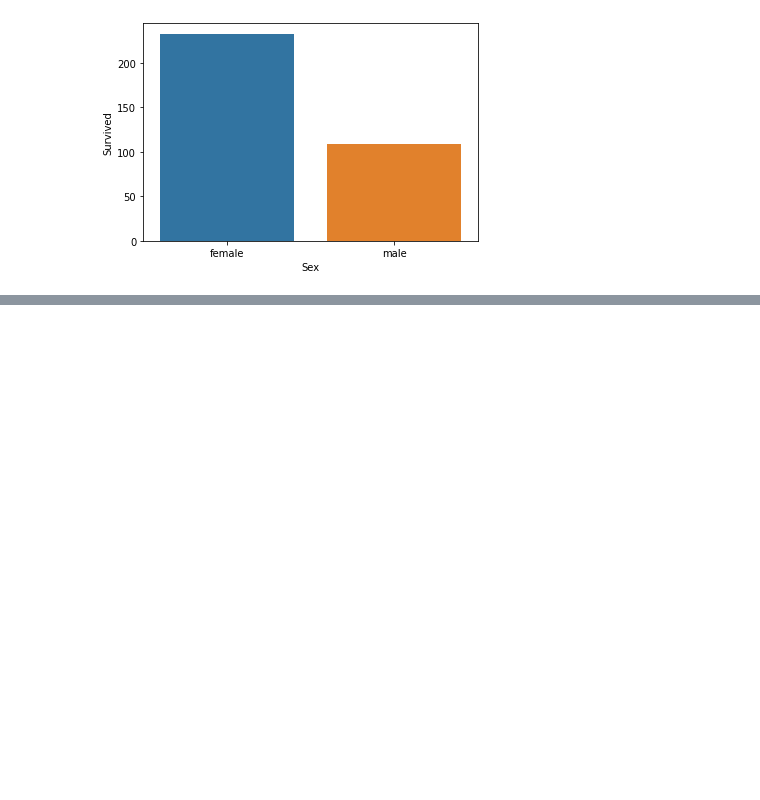
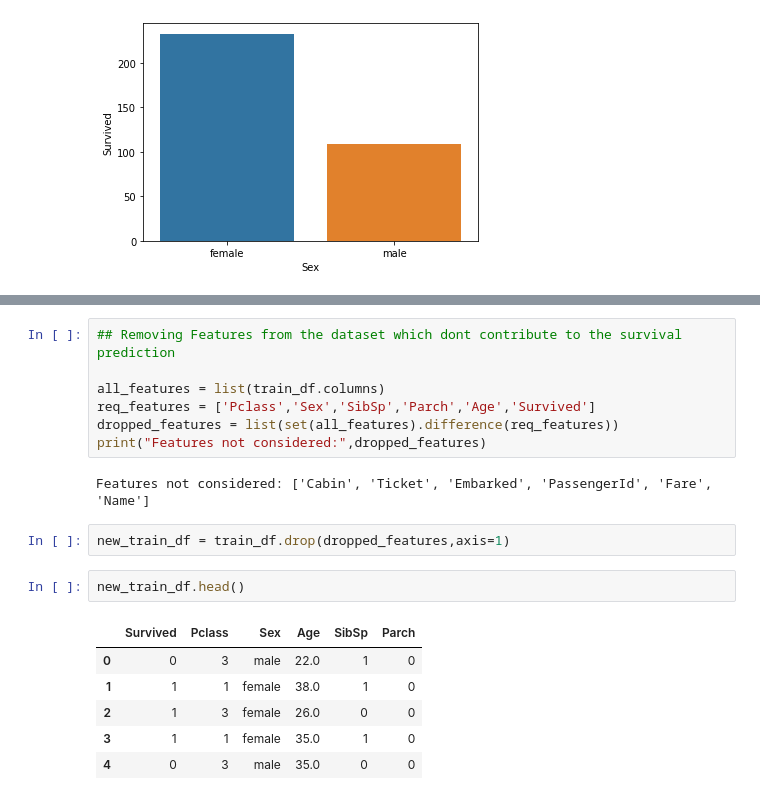
Before and after one commit to abhiraman/ML_Algos, a Jupyter notebook: Logistic_Regression.ipynb, the cells around one changed output, grey strips where cells are left out. Drawn from its saved outputs; the diff is of its cells as text; blank space fills up the shorter version.

```diff
--- a/Logistic_Regression.ipynb
+++ b/Logistic_Regression.ipynb
@@ -54,0 +76,20 @@ plot_feature(train_df,'Sex')
+# %%
+## Removing Features from the dataset which dont contribute to the survival prediction
+
+all_features = list(train_df.columns)
+req_features = ['Pclass','Sex','SibSp','Parch','Age','Survived']
+dropped_features = list(set(all_features).difference(req_features))
+print("Features not considered:",dropped_features)
+# %% [output]
+Features not considered: ['Cabin', 'Ticket', 'Embarked', 'PassengerId', 'Fare', 'Name']
+# %%
+new_train_df = train_df.drop(dropped_features,axis=1)
+# %%
+new_train_df.head()
+# %% [output]
+|  | Survived | Pclass | Sex | Age | SibSp | Parch |
+| 0 | 0 | 3 | male | 22.0 | 1 | 0 |
+| 1 | 1 | 1 | female | 38.0 | 1 | 0 |
+| 2 | 1 | 3 | female | 26.0 | 0 | 0 |
+| 3 | 1 | 1 | female | 35.0 | 1 | 0 |
+| 4 | 0 | 3 | male | 35.0 | 0 | 0 |
```
Also changed, not shown: parts of 12 cells of this notebook.
